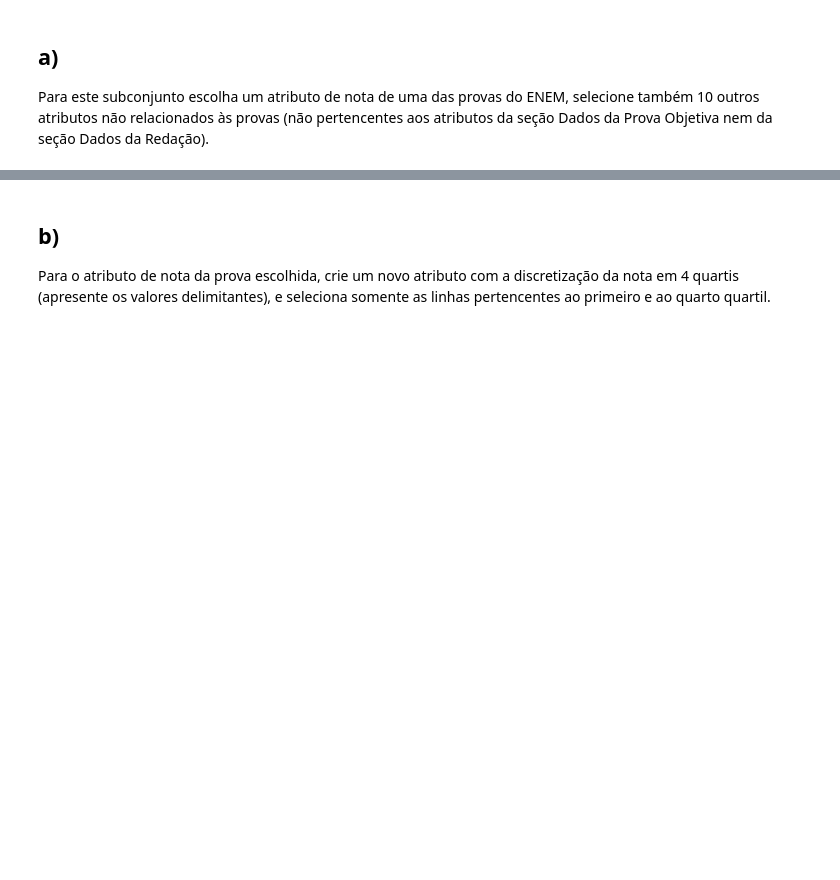
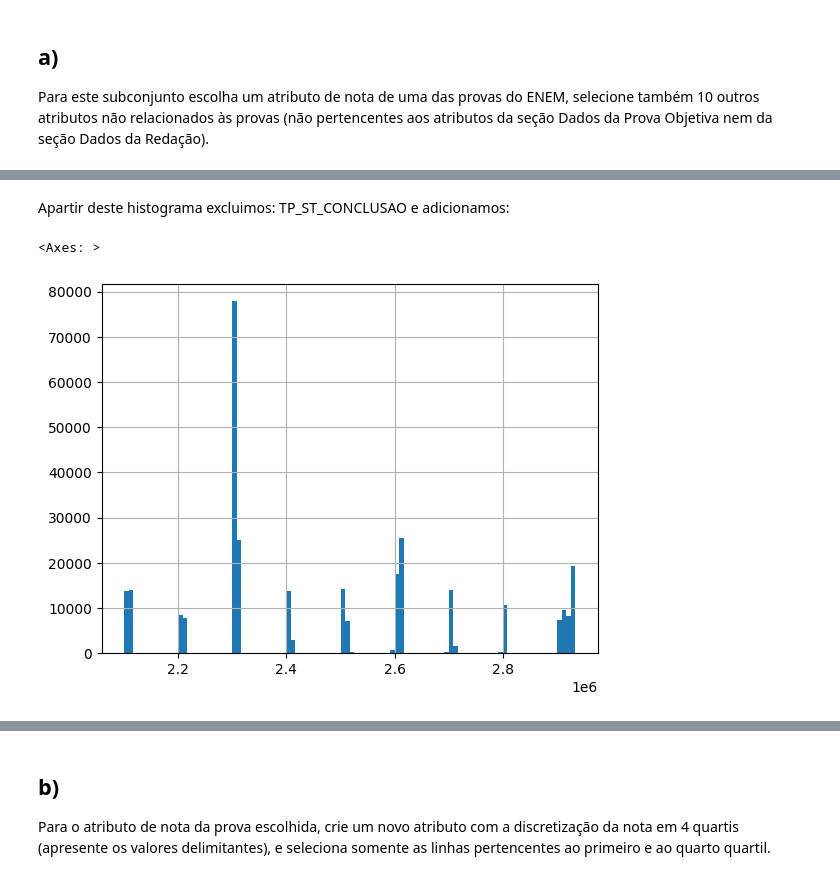
Before and after one commit to denielfer/Micro_dados_enem-2022, a Jupyter notebook: ML.ipynb, the cells around one changed output, grey strips where cells are left out. Cells and saved outputs as stored; diff of their text form; code cells hidden in the pictures; blank space fills up the shorter version.

```diff
--- a/ML.ipynb
+++ b/ML.ipynb
@@ -63,0 +122,8 @@ pq escolheu cada um, pode colocar em bloco de atributo,
+# %% [markdown]
+Apartir deste histograma excluimos: TP_ST_CONCLUSAO
+e adicionamos:
+# %%
+  db['CO_MUNICIPIO_ESC'].hist(bins=100)
+# %% [output]
+<Axes: >
+[figure, added]
```
Also changed, not shown: parts of 18 cells of this notebook, 6 other files.
